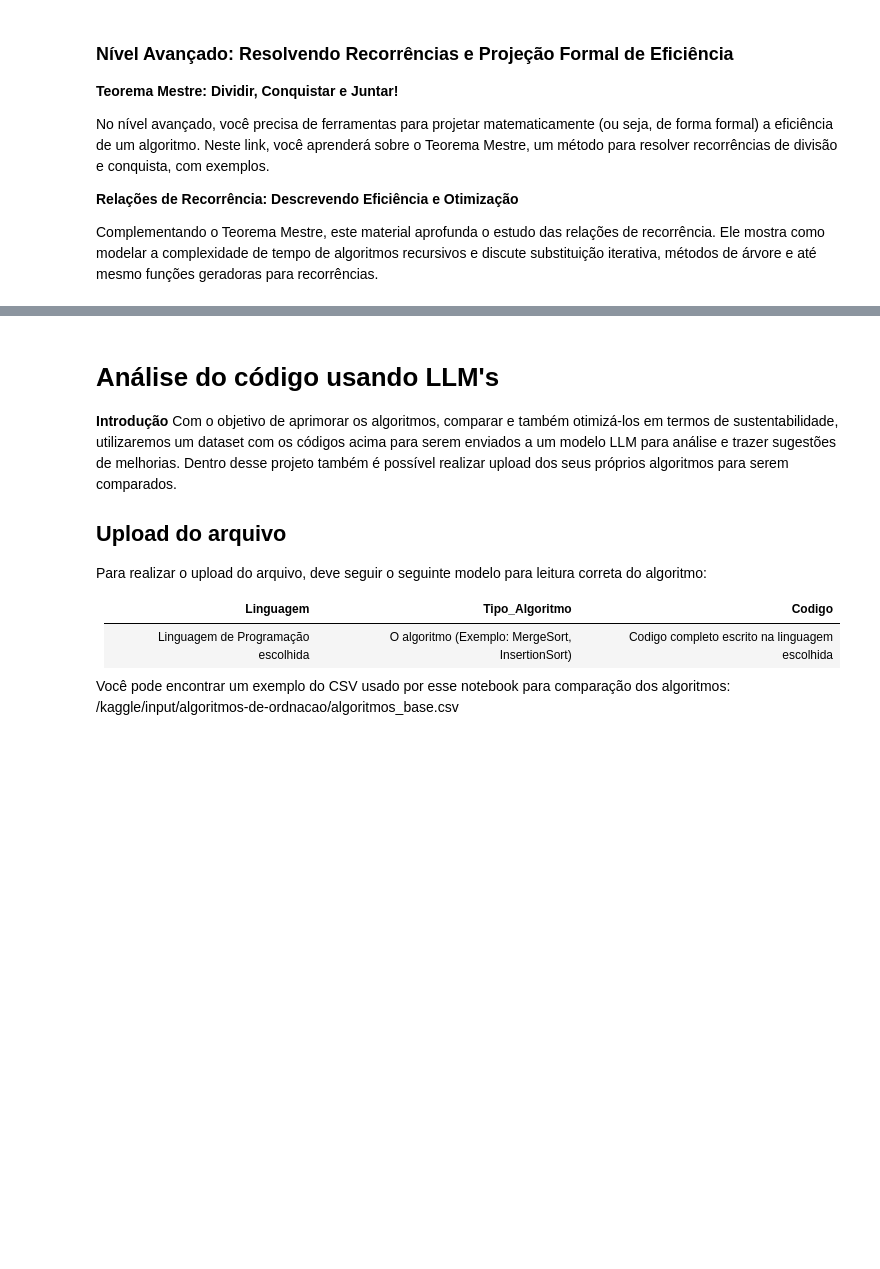
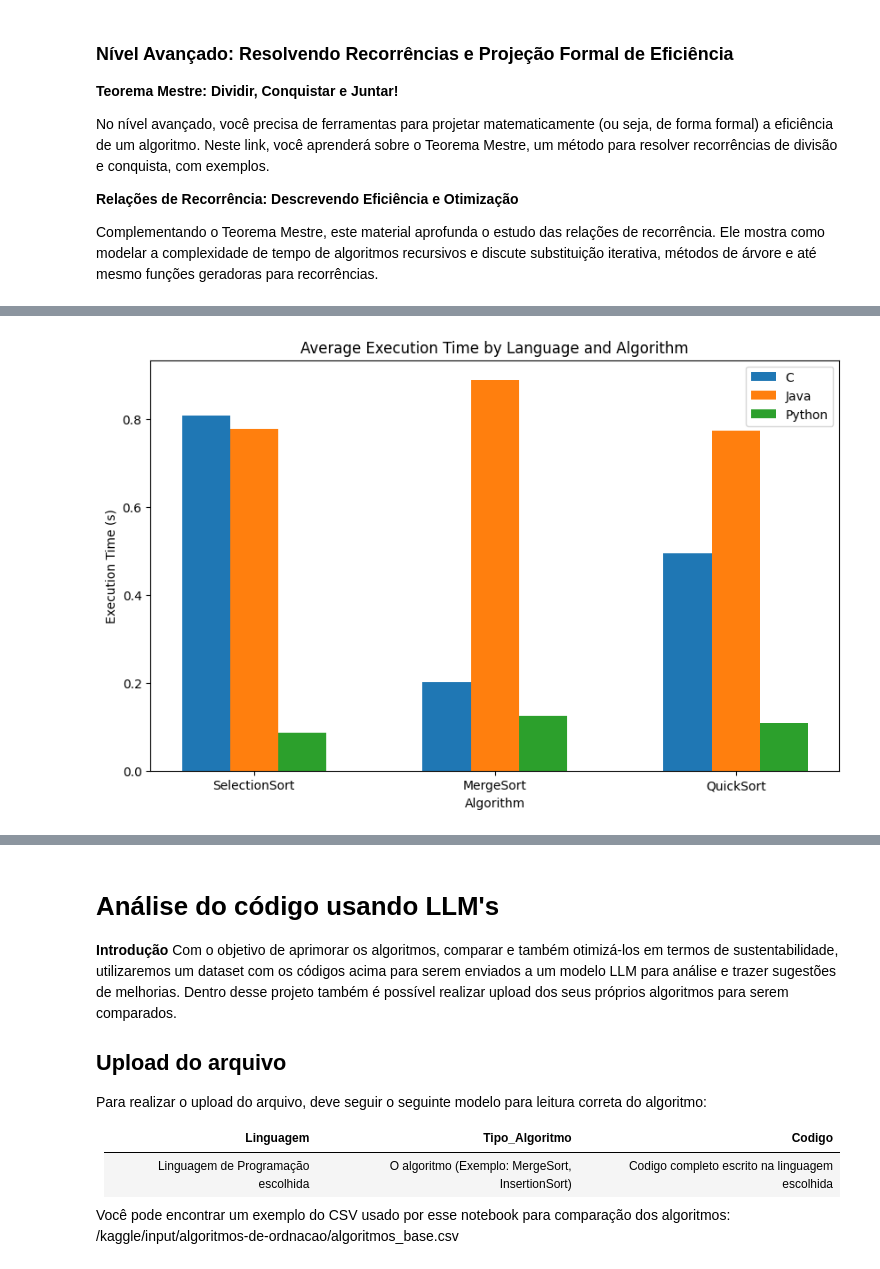
Before and after one commit to PedroSeabra/sustentabilidade, a Jupyter notebook: trabalho-de-sustentabilidade-em-computa-o.ipynb, the cells around one changed output, grey strips where cells are left out. Cells and saved outputs as stored; diff of their text form; code cells hidden in the pictures; blank space fills up the shorter version.

```diff
--- a/trabalho-de-sustentabilidade-em-computa-o.ipynb
+++ b/trabalho-de-sustentabilidade-em-computa-o.ipynb
@@ -350,0 +570,94 @@ void selectionSort(int arr[], int n) {
+# %%
+import json
+import numpy as np
+import matplotlib.pyplot as plt
+
+# Load the JSON data from the file
+with open("./resultadosNew.json", "r") as file:
+    results = json.load(file)
+
+# Step 2: Calculate averages
+def calculate_average(values):
+    return np.average(values)
+
+metrics = {
+    "execution_time": {},
+    "cpu_peak": {},
+    "memory_peak": {},
+    "cpu_avg": {},
+    "memory_avg": {},
+    "co2_emissions": {},
+    "water_usage": {},
+    "edp": {},
+    "memory_efficiency": {}
+}
+
+input_size_elements = 10000  # REPLACE WITH YOUR ACTUAL INPUT SIZE
+
+for language, algorithms in results.items():
+    for algorithm, values in algorithms.items():
+        if language not in metrics["execution_time"]:
+            metrics["execution_time"][language] = {}
+            metrics["cpu_peak"][language] = {}
+            metrics["memory_peak"][language] = {}
+            metrics["cpu_avg"][language] = {}
+            metrics["memory_avg"][language] = {}
+            # Add sustainability keys if needed
+            metrics["co2_emissions"][language] = {}
+            metrics["water_usage"][language] = {}
+            metrics["edp"][language] = {}
+            metrics["memory_efficiency"][language] = {}
+
+        # Existing averages
+        metrics["execution_time"][language][algorithm] = calculate_average(values["tempo_execucao"])
+        metrics["cpu_peak"][language][algorithm] = calculate_average(values["pico_cpu"])
+        metrics["memory_peak"][language][algorithm] = calculate_average(values["pico_memoria_MB"])
+        metrics["cpu_avg"][language][algorithm] = calculate_average(values["media_cpu"])
+        metrics["memory_avg"][language][algorithm] = calculate_average(values["media_memoria_MB"])
+
+        # New sustainability metrics
+        sustainability = calculate_sustainability(
+            values,
+            input_size_elements=input_size_elements
+        )
+        metrics["co2_emissions"][language][algorithm] = calculate_average(values["co2_emissions_grams"])
+        metrics["water_usage"][language][algorithm] = calculate_average(values["water_usage_liters"])
+        metrics["edp"][language][algorithm] = calculate_average(values["edp_kwh_sec"])
+        metrics["memory_efficiency"][language][algorithm] = calculate_average(values["memory_efficiency_mb_per_kwh"])
+
+# Step 3: Plot the Results
+def plot_bar_chart(data, title, ylabel):
+    languages = list(data.keys())
+    algorithms = list(data[languages[0]].keys())
+
+    x = np.arange(len(algorithms))  # the label locations
+    width = 0.2  # the width of the bars
+
+    fig, ax = plt.subplots(figsize=(10, 6))
+    for i, language in enumerate(languages):
+        averages = [data[language][alg] for alg in algorithms]
+        ax.bar(x + i * width, averages, width, label=language)
+
+    # Add labels, title, and legend
+    ax.set_xlabel("Algorithm")
+    ax.set_ylabel(ylabel)
+    ax.set_title(title)
+    ax.set_xticks(x + width)
+    ax.set_xticklabels(algorithms)
+    ax.legend()
+
+    plt.show()
+
+# Plot execution time
+plot_bar_chart(metrics["execution_time"], "Average Execution Time by Language and Algorithm", "Execution Time (s)")
+
+plot_bar_chart(metrics["cpu_avg"], "Average CPU Average by Language and Algorithm", "CPU Average (MB)")
+
+# Plot CPU peak
+plot_bar_chart(metrics["cpu_peak"], "Average CPU Peak by Language and Algorithm", "CPU Peak (%)")
+
+plot_bar_chart(metrics["memory_avg"], "Average Memory Average by Language and Algorithm", "Memory Average (MB)")
+# Plot memory peak
+plot_bar_chart(metrics["memory_peak"], "Average Memory Peak by Language and Algorithm", "Memory Peak (MB)")
+# %% [output]
+[figure, added]
```
Also changed, not shown: parts of 17 cells of this notebook, 20 other files.
